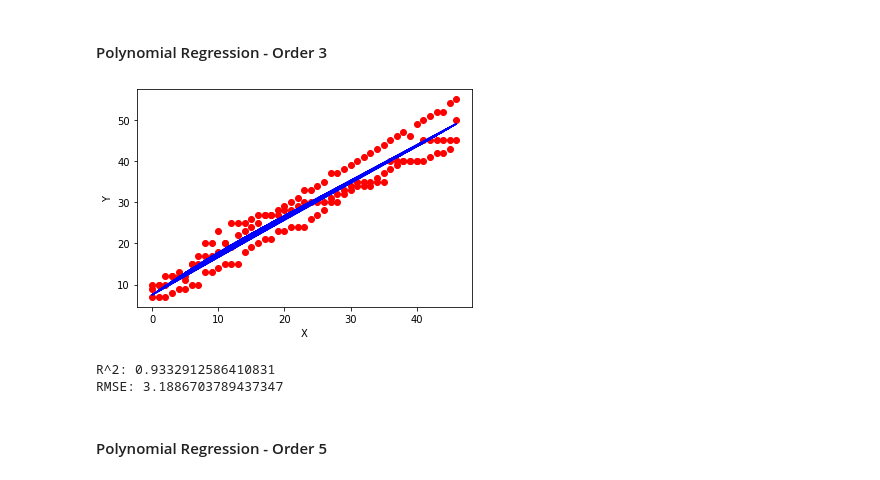
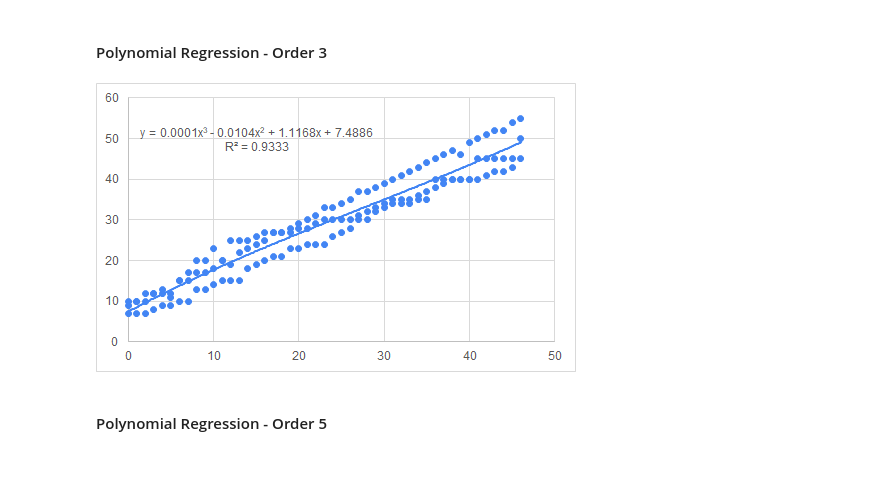
Before and after one commit to Lars17S/Numeric-Methods-Final-Project, a Jupyter notebook: Regression.ipynb, the cells around one changed output. Drawn from its saved outputs; the diff is of its cells as text; code cells hidden in the pictures.

```diff
--- a/Regression.ipynb
+++ b/Regression.ipynb
@@ -319,10 +302,8 @@ RMSE: 3.197992538326787
 # %% [markdown]
 #### Polynomial Regression - Order 3
-# %%
-pol_regression_res(X_team, y_team, 3)
-# %% [output]
-[figure, removed]
-R^2: 0.9332912586410831
-RMSE: 3.1886703789437347
+# %%
+Image(filename='./imgs/pol_regression_order3.png')
+# %% [output]
+[figure, added]
 # %% [markdown]
 #### Polynomial Regression - Order 5
```
Also changed, not shown: parts of 10 cells of this notebook, 4 other files.
